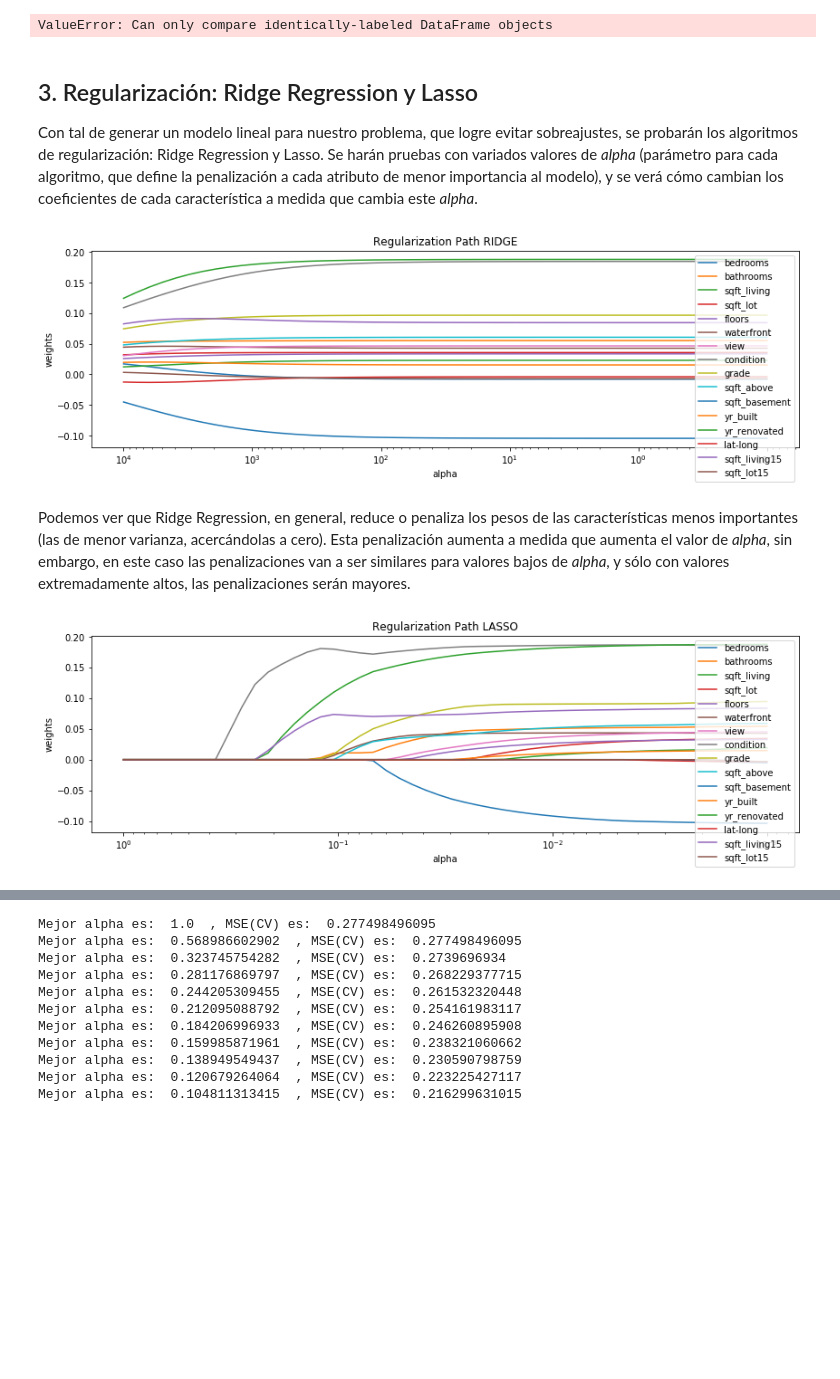
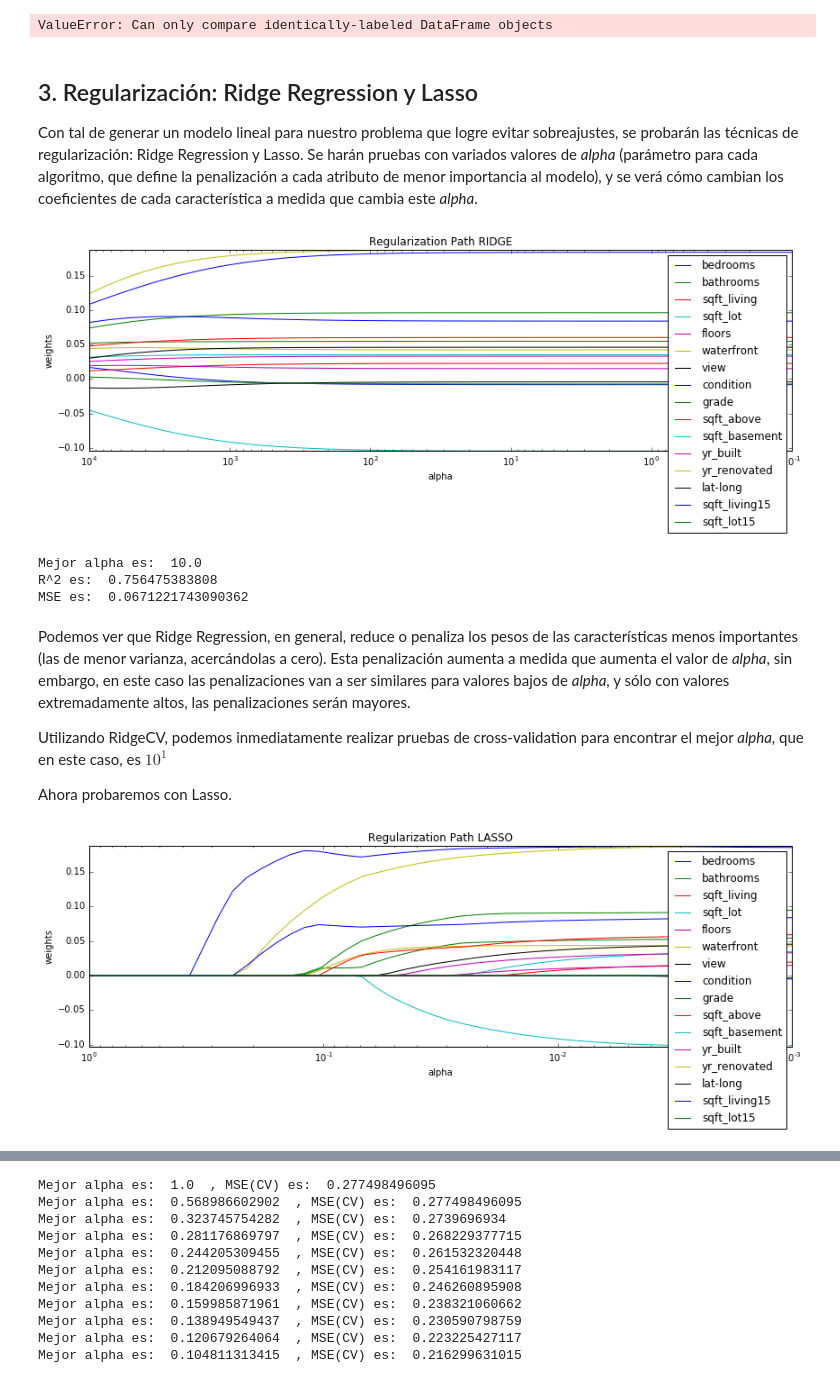
Before and after one commit to VitoVoti/ML_T1_LinReg, a Jupyter notebook: Tarea1 .ipynb, the cells around one changed output, grey strips where cells are left out. Drawn from its saved outputs; the diff is of its cells as text; code cells hidden in the pictures; blank space fills up the shorter version.

```diff
--- a/Tarea1 .ipynb
+++ b/Tarea1 .ipynb
@@ -481,59 +481,90 @@ ValueError: Can only compare identically-labeled DataFrame objects
 # %% [markdown]
 ## 3. Regularización: Ridge Regression y Lasso
 
-Con tal de generar un modelo lineal para nuestro problema, que logre evitar sobreajustes, se probarán los algoritmos de regularización: Ridge Regression y Lasso. Se harán pruebas con variados valores de *alpha* (parámetro para cada algoritmo, que define la penalización a cada atributo de menor importancia al modelo), y se verá cómo cambian los coeficientes de cada característica a medida que cambia este *alpha*.
+Con tal de generar un modelo lineal para nuestro problema que logre evitar sobreajustes, se probarán las técnicas de regularización: Ridge Regression y Lasso. Se harán pruebas con variados valores de *alpha* (parámetro para cada algoritmo, que define la penalización a cada atributo de menor importancia al modelo), y se verá cómo cambian los coeficientes de cada característica a medida que cambia este *alpha*.
+# %%
+X = df
+X = X.drop(["sqft_living"],axis=1)
+y = np.log(X["price"])
+X = X.drop(["price"],axis=1)
+
+mask = np.zeros(len(X))
+limit = int(len(X)*0.7)
+mask[:limit] = 1
+istrain = (mask== 1)
+X_reg_train = X[istrain]
+y_reg_train = y[istrain]
+X_reg_test = X[np.logical_not(istrain)]
+y_reg_test = y[np.logical_not(istrain)]
+
+scaler_reg_train = StandardScaler().fit(X_reg_train)
+X_reg_train = pd.DataFrame(scaler_reg_train.transform(X_reg_train), columns=X_reg_train.columns)
+X_reg_train.insert(X_reg_train.shape[1], 'intercept', np.ones(X_reg_train.shape[0]))
+
+scaler_reg_test = StandardScaler().fit(X_reg_test)
+X_reg_test = pd.DataFrame(scaler_reg_test.transform(X_reg_test), columns=X_reg_test.columns)
+X_reg_test.insert(X_reg_test.shape[1], 'intercept', np.ones(X_reg_test.shape[0]))
 # %%
 from sklearn.linear_model import Ridge
 import matplotlib.pylab as plt
-Dtrain = Xtrain2_scaled.copy()
-Dtrain = Dtrain.drop('intercept', axis=1)
+
+X_reg_train = X_reg_train.drop('intercept', axis=1)
+X_reg_test = X_reg_test.drop('intercept', axis=1)
 names_regressors = ["bedrooms","bathrooms","sqft_living","sqft_lot","floors","waterfront","view",
 "condition","grade","sqft_above","sqft_basement","yr_built","yr_renovated","lat-long",
 "sqft_living15","sqft_lot15"]
 alphas_ = np.logspace(4,-1,base=10)
 coefs = []
-model = Ridge(fit_intercept=True, solver='svd')
+
+
+model = Ridge(fit_intercept=True, solver='svd') # Se utiliza SVD para obtener los coeficientes
 for a in alphas_:
     model.set_params(alpha=a)
-    model.fit(Dtrain, ytrain)
+    model.fit(X_reg_train, y_reg_train)
     coefs.append(model.coef_)
 ax = plt.gca()
 for y_arr, label in zip(np.squeeze(coefs).T, names_regressors):
-    #print(alphas_.shape)
-    #print(y_arr.shape)
     plt.plot(alphas_, y_arr, label=label)
 plt.legend()
 ax.set_xscale('log')
 ax.set_xlim(ax.get_xlim()[::-1]) # reverse axis
 plt.xlabel('alpha')
 plt.ylabel('weights')
 plt.title('Regularization Path RIDGE')
 plt.axis('tight')
 plt.legend(loc=1)
 plt.show()
 # %% [output]
-[figure, old version]
+[figure, new version]
+# %%
+from sklearn.linear_model import RidgeCV
+model = RidgeCV(fit_intercept=True, gcv_mode='svd')
+model.fit(X_reg_train, y_reg_train)
+print("Mejor alpha es: ", model.alpha_)
+print("R^2 es: ", model.score(X_reg_test, y_reg_test))
+print("MSE es: ", np.mean(np.power(model.predict(X_reg_test) - y_reg_test, 2)))
+# %% [output]
+Mejor alpha es:  10.0
+R^2 es:  0.756475383808
+MSE es:  0.0671221743090362
 # %% [markdown]
 Podemos ver que Ridge Regression, en general, reduce o penaliza los pesos de las características menos importantes (las de menor varianza, acercándolas a cero). Esta penalización aumenta a medida que aumenta el valor de *alpha*, sin embargo, en este caso las penalizaciones van a ser similares para valores bajos de *alpha*, y sólo con valores extremadamente altos, las penalizaciones serán mayores.
+
+Utilizando RidgeCV, podemos inmediatamente realizar pruebas de cross-validation para encontrar el mejor *alpha*, que en este caso, es $10^1$
+
+Ahora probaremos con Lasso.
 # %%
-from sklearn.linear_model import Lasso
-import matplotlib.pylab as plt
-Dtrain = Xtrain2_scaled.copy()
-Dtrain = Dtrain.drop('intercept', axis=1)
-names_regressors = ["bedrooms","bathrooms","sqft_living","sqft_lot","floors","waterfront","view",
-"condition","grade","sqft_above","sqft_basement","yr_built","yr_renovated","lat-long",
-"sqft_living15","sqft_lot15"]
-alphas_ = np.logspace(0,-3,base=10) # Otro conjunto de alphas
+alphas_ = np.logspace(0,-3,base=10)
 coefs = []
+
+
 model = Lasso(fit_intercept=True)
 for a in alphas_:
     model.set_params(alpha=a)
-    model.fit(Dtrain, ytrain)
+    model.fit(X_reg_train, y_reg_train)
     coefs.append(model.coef_)
 ax = plt.gca()
 for y_arr, label in zip(np.squeeze(coefs).T, names_regressors):
-    #print(alphas_.shape)
-    #print(y_arr.shape)
     plt.plot(alphas_, y_arr, label=label)
 plt.legend()
 ax.set_xscale('log')
@@ -545,4 +576,4 @@ plt.axis('tight')
 plt.legend(loc=1)
 plt.show()
 # %% [output]
-[figure, old version]
+[figure, new version]
```
Also changed, not shown: parts of 55 cells of this notebook, 1 other file.
